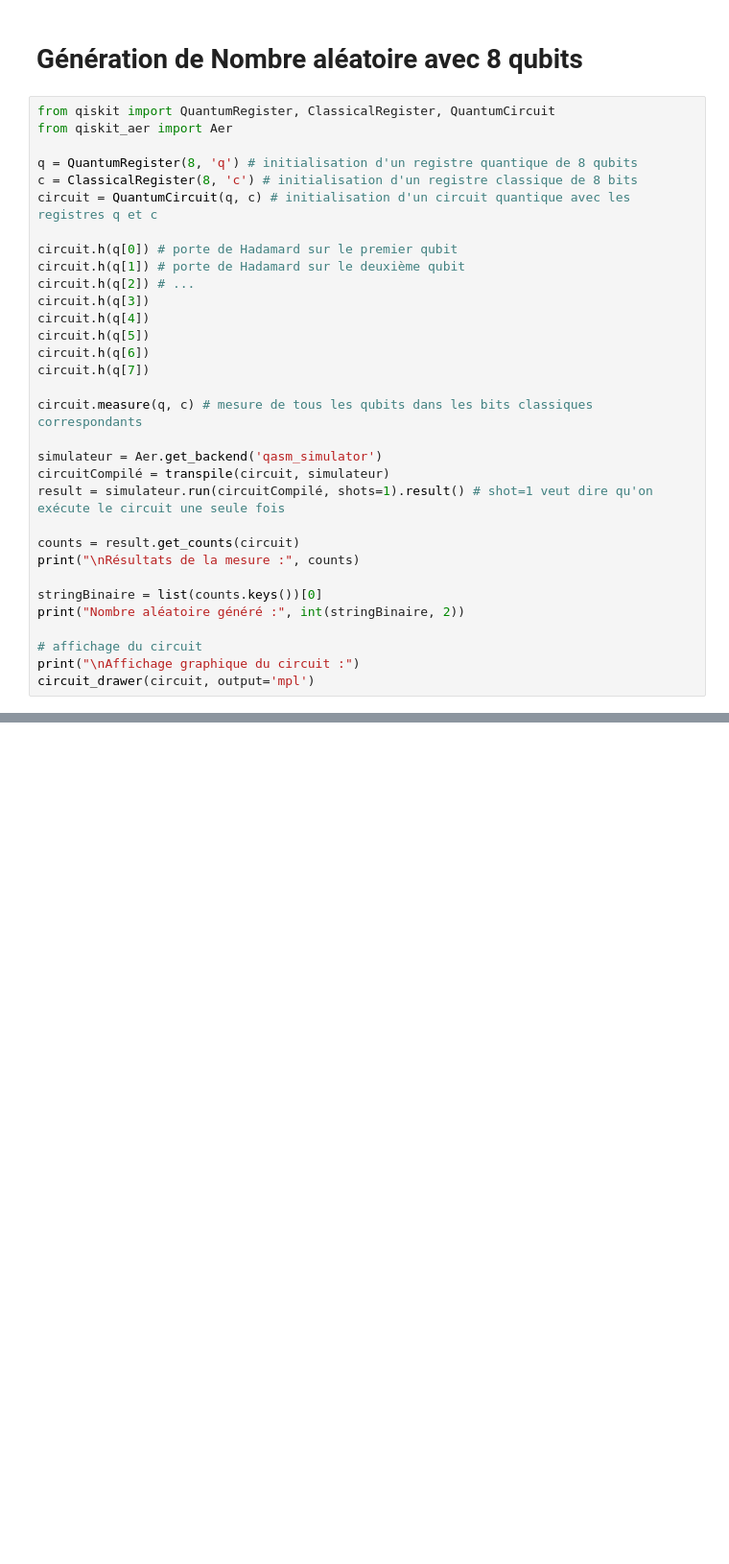
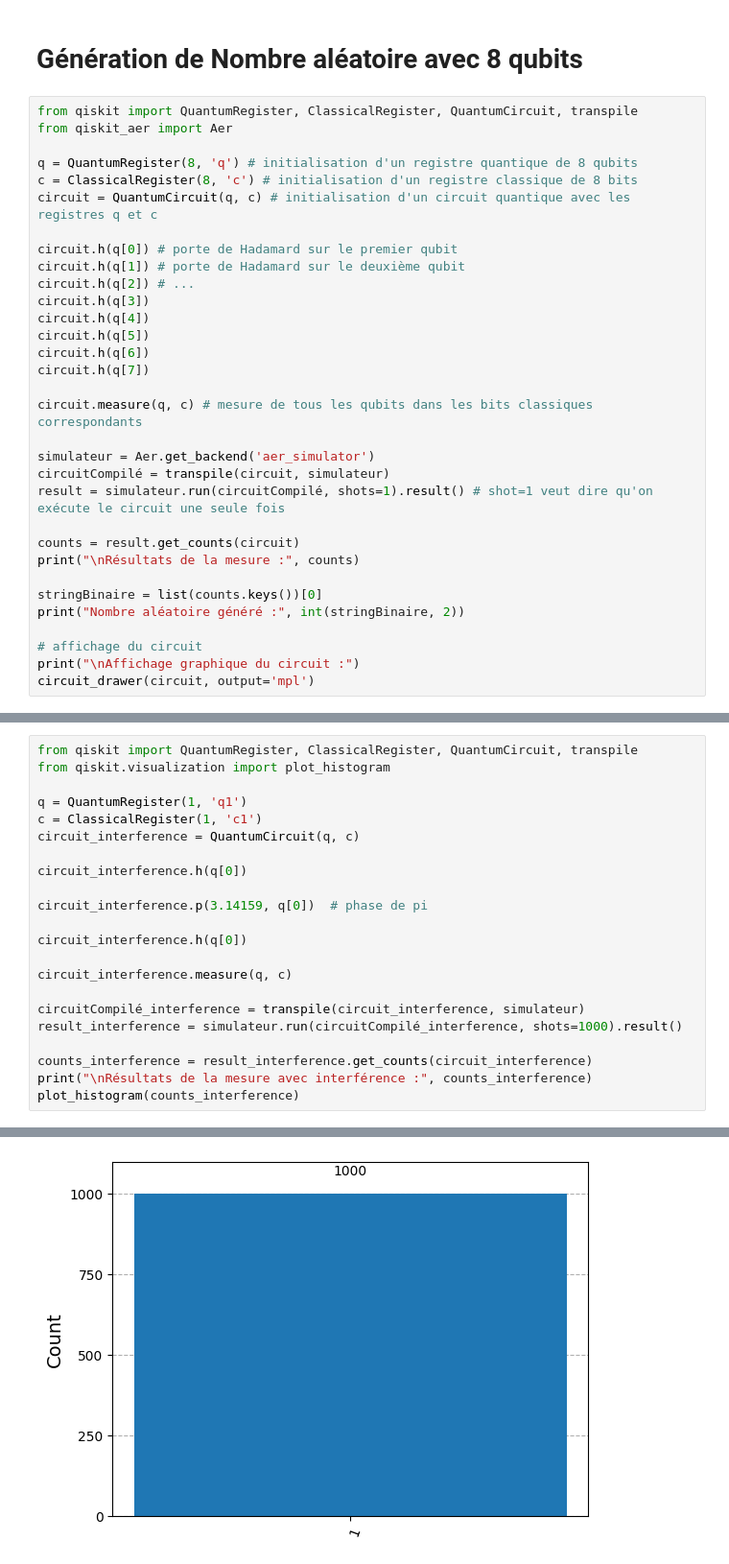
Before and after one commit to ThomasSanna/concepts-de-langage-L3STI, a Jupyter notebook: seminaire/simulateur/1.ipynb, the cells around one changed output, grey strips where cells are left out. Shown at 96% size. Saved outputs shown, nothing was run; the diff lists cells and outputs as text; blank space fills up the shorter version.

```diff
--- a/seminaire/simulateur/1.ipynb
+++ b/seminaire/simulateur/1.ipynb
@@ -35,7 +35,7 @@ Affichage graphique du circuit :
 # %% [markdown]
 # Génération de Nombre aléatoire avec 8 qubits
 # %%
-from qiskit import QuantumRegister, ClassicalRegister, QuantumCircuit
+from qiskit import QuantumRegister, ClassicalRegister, QuantumCircuit, transpile
 from qiskit_aer import Aer
 
 q = QuantumRegister(8, 'q') # initialisation d'un registre quantique de 8 qubits
@@ -53,7 +53,7 @@ circuit.h(q[7])
 
 circuit.measure(q, c) # mesure de tous les qubits dans les bits classiques correspondants
 
-simulateur = Aer.get_backend('qasm_simulator')
+simulateur = Aer.get_backend('aer_simulator')
 circuitCompilé = transpile(circuit, simulateur)
 result = simulateur.run(circuitCompilé, shots=1).result() # shot=1 veut dire qu'on exécute le circuit une seule fois
 
@@ -72,3 +72,26 @@ Nombre aléatoire généré : 223
 
 Affichage graphique du circuit :
 [figure]
+# %%
+from qiskit import QuantumRegister, ClassicalRegister, QuantumCircuit, transpile
+from qiskit.visualization import plot_histogram
+
+q = QuantumRegister(1, 'q1')
+c = ClassicalRegister(1, 'c1')
+circuit_interference = QuantumCircuit(q, c)
+
+circuit_interference.h(q[0])
+
+circuit_interference.p(3.14159, q[0])  # phase de pi
+
+circuit_interference.h(q[0])
+
+circuit_interference.measure(q, c)
+
+circuitCompilé_interference = transpile(circuit_interference, simulateur)
+result_interference = simulateur.run(circuitCompilé_interference, shots=1000).result()
+
+counts_interference = result_interference.get_counts(circuit_interference)
+print("\nRésultats de la mesure avec interférence :", counts_interference)
+plot_histogram(counts_interference)
+# %% [output]
@@ -74,0 +99 @@ Affichage graphique du circuit :
+[figure, added]
```
Also changed, not shown: parts of 3 cells of this notebook, 14 other files.
